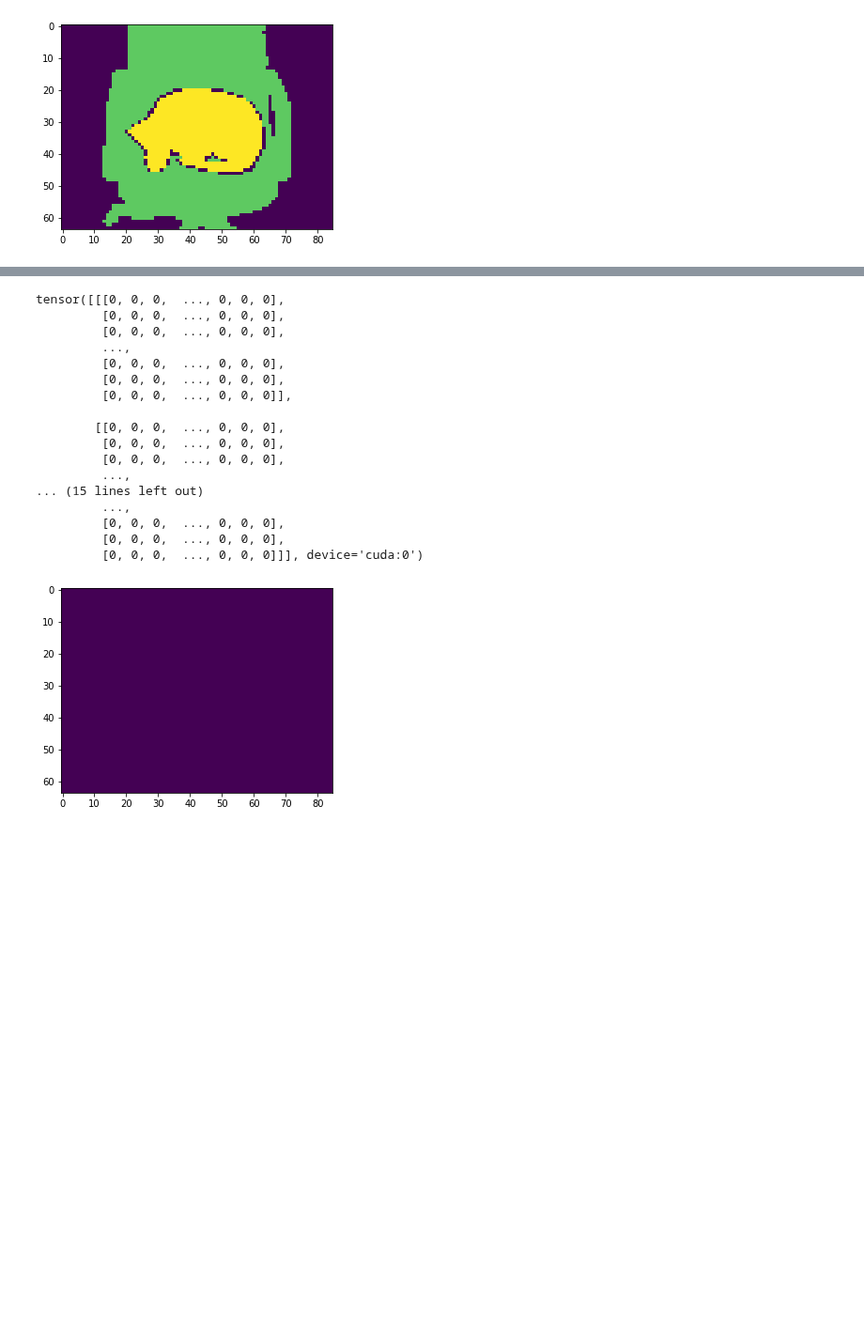
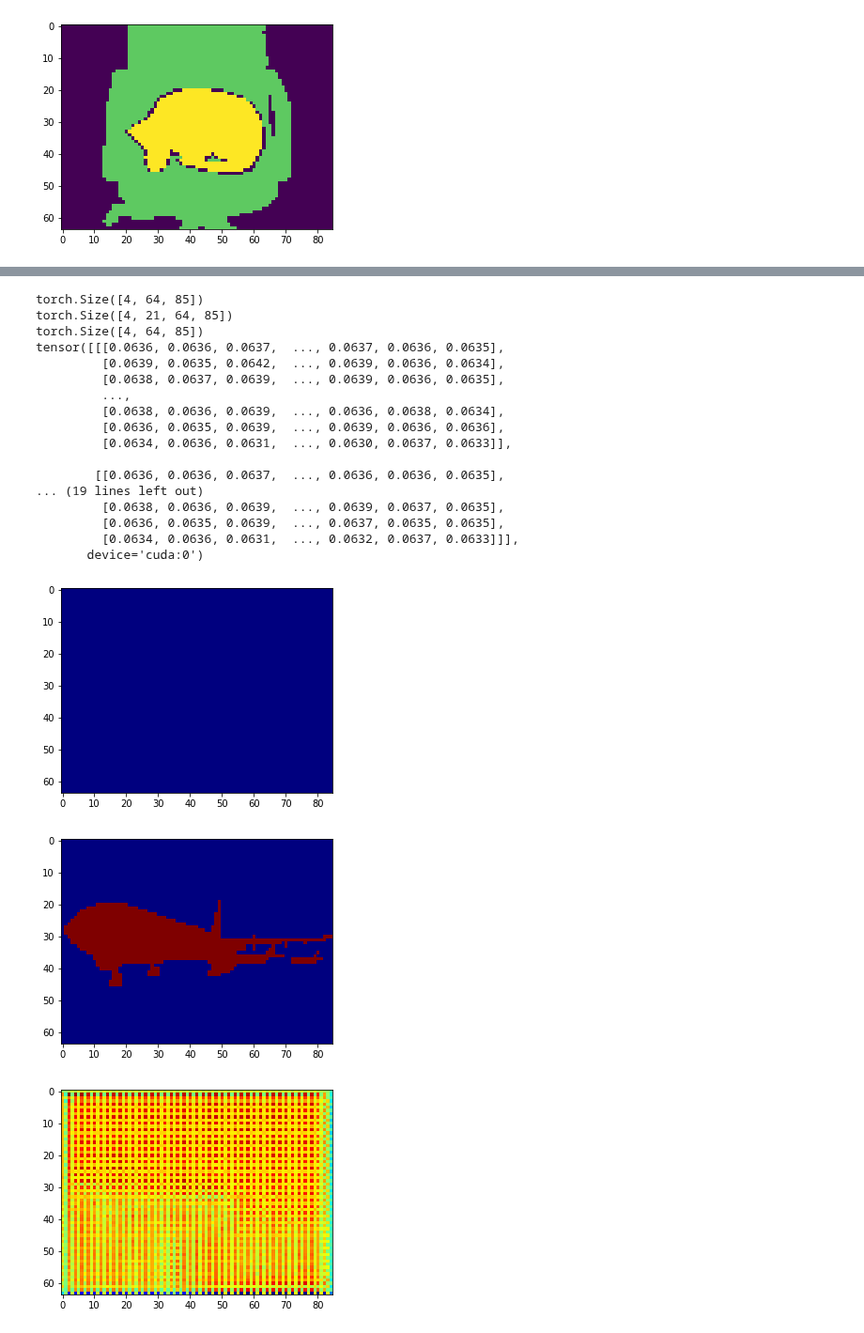
Before and after one commit to jneuendorf/cv1920_assignments, a Jupyter notebook: 10_PyTorch_UNet.ipynb, the cells around one changed output, grey strips where cells are left out. Shown at 94% size. Saved outputs shown, nothing was run; the diff lists cells and outputs as text; code cells hidden in the pictures; blank space fills up the shorter version.

```diff
--- a/10_PyTorch_UNet.ipynb
+++ b/10_PyTorch_UNet.ipynb
@@ -153,7 +153,7 @@ class Net(nn.Module):
 
         self.conv3 = nn.Conv2d(64, 128, 3, padding=1)
         self.conv4 = nn.Conv2d(128, 128, 3, padding=1)
-
+        """
         self.conv5 = nn.Conv2d(128, 256, 3, padding=1)
         self.conv6 = nn.Conv2d(256, 256, 3, padding=1)
 
@@ -177,7 +177,7 @@ class Net(nn.Module):
         # cat
         self.conv15 = nn.Conv2d(256, 128, 3, padding=1)
         self.conv16 = nn.Conv2d(128, 128, 3, padding=1)
-
+        """
         self.upconv4 = nn.ConvTranspose2d(128, 64, 3, stride=2)
         # cat
         self.conv17 = nn.Conv2d(128, 64, 3, padding=1)
@@ -186,6 +186,7 @@ class Net(nn.Module):
         self.upconvEXTRA = nn.ConvTranspose2d(64, 64, 3, stride=2)
 
         self.conv19 = nn.Conv2d(64, 21, 1)
+        self.softmax = nn.Softmax(dim=1)
 
     def forward(self, x):
         a = F.relu(self.conv1(x))
@@ -193,7 +194,7 @@ class Net(nn.Module):
 
         b = F.relu(self.conv3(a))
         b = self.maxpool(F.relu(self.conv4(b)))
-
+        """
         c = F.relu(self.conv5(b))
         c = self.maxpool(F.relu(self.conv6(c)))
 
@@ -223,8 +224,8 @@ class Net(nn.Module):
         h = torch.cat((b,h),dim=1)
         h = F.relu(self.conv15(h))
         h = F.relu(self.conv16(h))
-
-        i = self.upconv4(h)
+        """
+        i = self.upconv4(b)
         #print(a.shape,i.shape)
         i = i[:,:,1:,1:]
         i = torch.cat((a,i),dim=1)
@@ -236,8 +237,12 @@ class Net(nn.Module):
         j = j[:,:,1:,:]
 
         k = self.conv19(j)
+        k = self.softmax(k)
 
-        return j
+        #print(k)
+        #print(k.shape)
+
+        return k
 
 model = Net()
 # %%
@@ -321,5 +329,5 @@ optimizer = optim.SGD(model.parameters(), lr=0.001, momentum=0.9)
 exp_lr_scheduler = lr_scheduler.StepLR(optimizer, step_size=7, gamma=0.1)
 # %%
 model = train_model(model, criterion, optimizer, exp_lr_scheduler,
-                       num_epochs=25)
+                       num_epochs=3)
 # %% [output]
@@ -343,39 +351,59 @@ Best val Acc: 4073.136612
 # %%
 # VISUALIZE PREDICTION
 def visualize(model):
     with torch.no_grad():
         for data in dataloaders['val']:
             inputs, labels = data
             inputs = inputs.to(device)
             labels = labels.to(device)
+            print(labels.shape)
             outputs = model(inputs)
-            _, predicted = torch.max(outputs.data, 1)
+            print(outputs.shape)
+            #print(outputs[0,:,0,0])
+            value, position = torch.max(outputs, dim=1)
+            print(value.shape)
+            #print(position.shape)
+            #print(torch.max(position[3,:,:]))
 
-            print(predicted)
+            print(value)
 
-            pred_plot = predicted[0,:,:].cpu().numpy()
-            plt.imshow(pred_plot)
+            pred_plot1 = position[0,:,:].cpu().numpy()
+            pred_plot2 = labels[0,:,:].cpu().numpy()
+            pred_plot3 = value[0,:,:].cpu().numpy()
+            pred_plot4 = outputs[0,0,:,:].cpu().numpy()
+
+
+            fig, ax = plt.subplots()
+            ax.imshow(pred_plot1, cmap='jet')
+            fig, ax = plt.subplots()
+            ax.imshow(pred_plot2, cmap='jet')
+            fig, ax = plt.subplots()
+            ax.imshow(pred_plot3, cmap='jet')
+            fig, ax = plt.subplots()
+            ax.imshow(pred_plot4, cmap='jet')
             plt.show()
 
             break
 
 visualize(model)
 # %% [output]
-tensor([[[0, 0, 0,  ..., 0, 0, 0],
-         [0, 0, 0,  ..., 0, 0, 0],
-         [0, 0, 0,  ..., 0, 0, 0],
+torch.Size([4, 64, 85])
+torch.Size([4, 21, 64, 85])
+torch.Size([4, 64, 85])
+tensor([[[0.0636, 0.0636, 0.0637,  ..., 0.0637, 0.0636, 0.0635],
+         [0.0639, 0.0635, 0.0642,  ..., 0.0639, 0.0636, 0.0634],
+         [0.0638, 0.0637, 0.0639,  ..., 0.0639, 0.0636, 0.0635],
          ...,
-         [0, 0, 0,  ..., 0, 0, 0],
-         [0, 0, 0,  ..., 0, 0, 0],
-         [0, 0, 0,  ..., 0, 0, 0]],
+         [0.0638, 0.0636, 0.0639,  ..., 0.0636, 0.0638, 0.0634],
+         [0.0636, 0.0635, 0.0639,  ..., 0.0639, 0.0636, 0.0636],
+         [0.0634, 0.0636, 0.0631,  ..., 0.0630, 0.0637, 0.0633]],
 
-        [[0, 0, 0,  ..., 0, 0, 0],
-         [0, 0, 0,  ..., 0, 0, 0],
-         [0, 0, 0,  ..., 0, 0, 0],
-         ...,
-... (15 lines left out)
-         ...,
-         [0, 0, 0,  ..., 0, 0, 0],
-         [0, 0, 0,  ..., 0, 0, 0],
-         [0, 0, 0,  ..., 0, 0, 0]]], device='cuda:0')
+        [[0.0636, 0.0636, 0.0637,  ..., 0.0636, 0.0636, 0.0635],
+... (19 lines left out)
+         [0.0638, 0.0636, 0.0639,  ..., 0.0639, 0.0637, 0.0635],
+         [0.0636, 0.0635, 0.0639,  ..., 0.0637, 0.0635, 0.0635],
+         [0.0634, 0.0636, 0.0631,  ..., 0.0632, 0.0637, 0.0633]]],
+       device='cuda:0')
-[figure, old version]
+[figure, new version]
+[figure, added]
+[figure, added]
```
Also changed, not shown: parts of 6 cells of this notebook.
